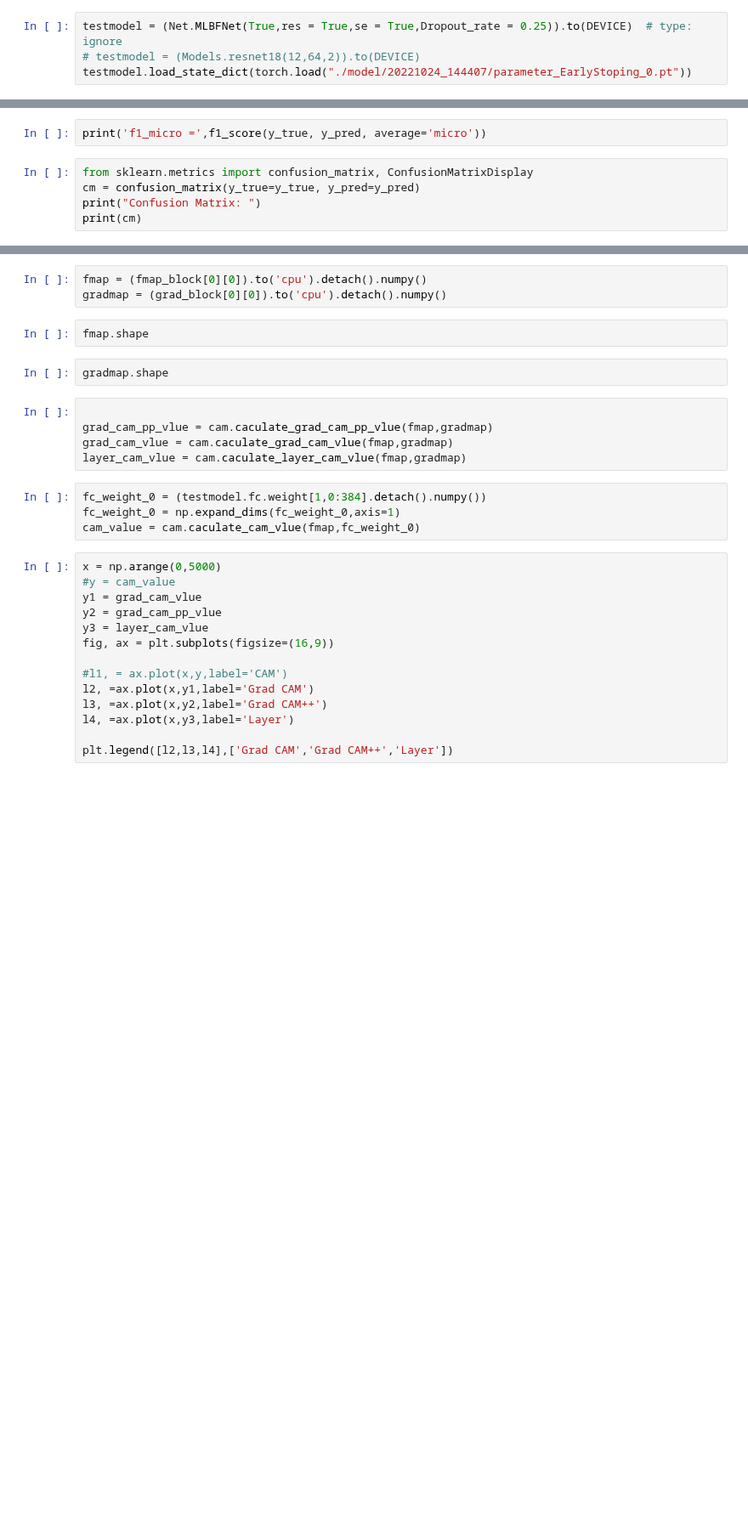
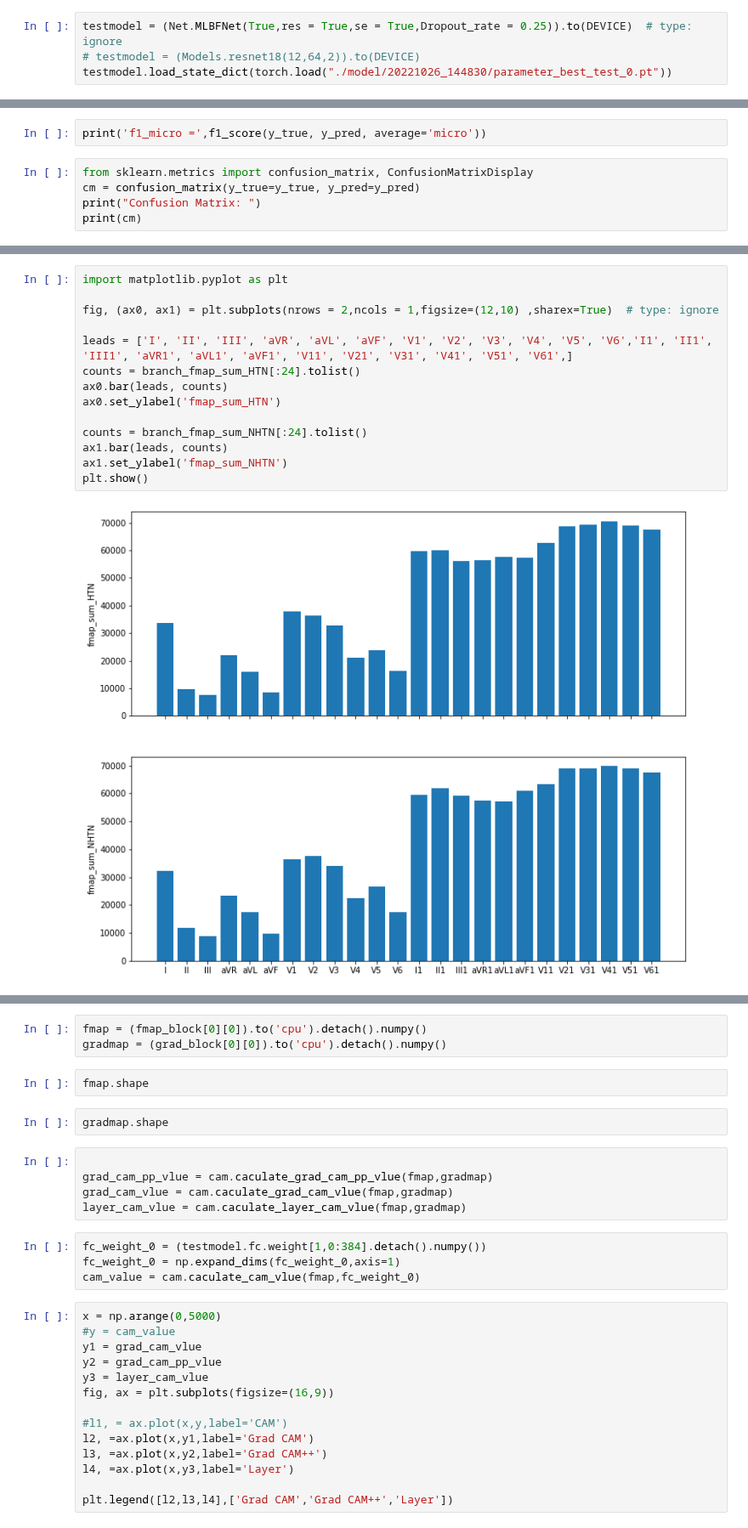
Before and after one commit to LiangBeam9810/Interpretable_HTN, a Jupyter notebook: CAMs.ipynb, the cells around one changed output, grey strips where cells are left out. Shown at 85% size. Saved outputs shown, nothing was run; the diff lists cells and outputs as text; blank space fills up the shorter version.

Commit message:
find witch branch‘s fmap is largest witch 3 5 7 branch  is largest

```diff
--- a/CAMs.ipynb
+++ b/CAMs.ipynb
@@ -46,4 +70,4 @@ test_Dataset = ecg_get_data.ECG_Dataset('/workspace/data/Preprocess_HTN/data/ECG
 # %%
 testmodel = (Net.MLBFNet(True,res = True,se = True,Dropout_rate = 0.25)).to(DEVICE)  # type: ignore
 # testmodel = (Models.resnet18(12,64,2)).to(DEVICE)
-testmodel.load_state_dict(torch.load("./model/20221024_144407/parameter_EarlyStoping_0.pt"))
+testmodel.load_state_dict(torch.load("./model/20221026_144830/parameter_best_test_0.pt"))
@@ -101,0 +182,16 @@ loss.backward(retain_graph=True)  #retain_graph=True，目的为是为保留该
+# %%
+import matplotlib.pyplot as plt
+
+fig, (ax0, ax1) = plt.subplots(nrows = 2,ncols = 1,figsize=(12,10) ,sharex=True)  # type: ignore
+
+leads = ['I', 'II', 'III', 'aVR', 'aVL', 'aVF', 'V1', 'V2', 'V3', 'V4', 'V5', 'V6','I1', 'II1', 'III1', 'aVR1', 'aVL1', 'aVF1', 'V11', 'V21', 'V31', 'V41', 'V51', 'V61',]
+counts = branch_fmap_sum_HTN[:24].tolist()
+ax0.bar(leads, counts)
+ax0.set_ylabel('fmap_sum_HTN')
+
+counts = branch_fmap_sum_NHTN[:24].tolist()
+ax1.bar(leads, counts)
+ax1.set_ylabel('fmap_sum_NHTN')
+plt.show()
+# %% [output]
+[figure, added]
```
Also changed, not shown: parts of 12 cells of this notebook, 2 other files.
